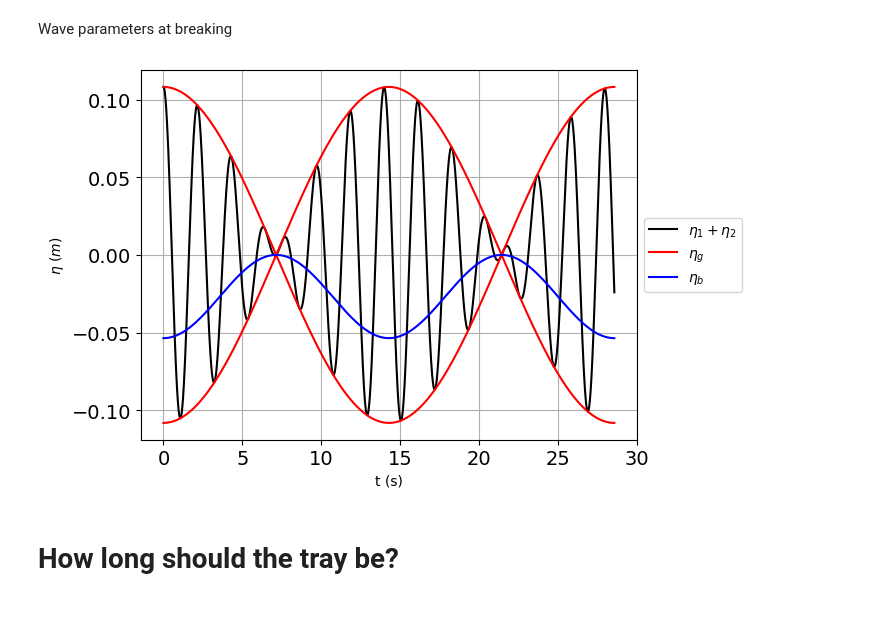
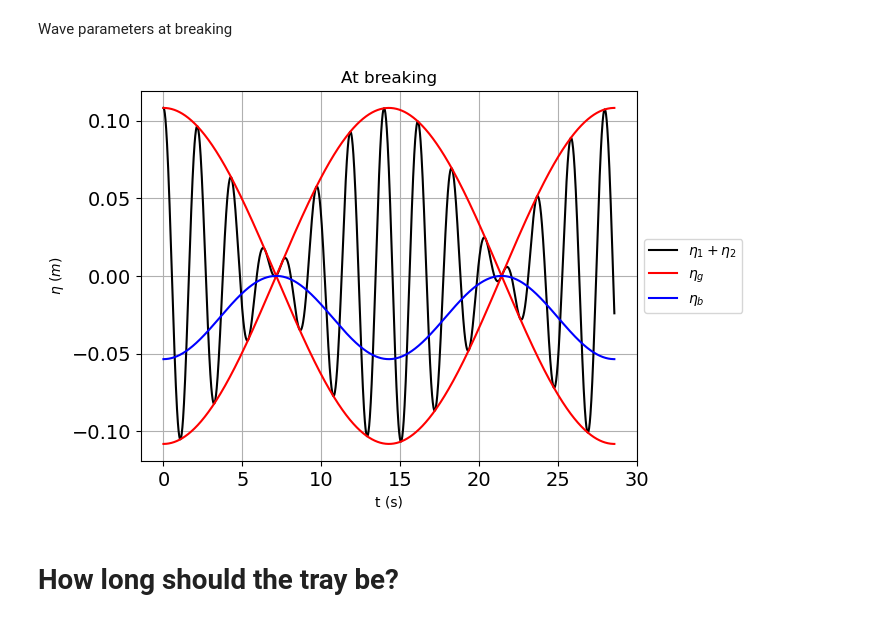
Before and after one commit to chegermiller/sedcolab-stone, a Jupyter notebook: lab-scaling/sediment_tray.ipynb, the cells around one changed output. Drawn from its saved outputs; the diff is of its cells as text; code cells hidden in the pictures.

```diff
--- a/lab-scaling/sediment_tray.ipynb
+++ b/lab-scaling/sediment_tray.ipynb
@@ -262,27 +263,28 @@ a2s = shoalcoef * a2
 # %%
 dt = Tg / 1000
 Nt = int(2 * Tg / dt)
 t = np.linspace(0, 2 * Tg, Nt)
 
 eta1 = a1s * np.cos(omega1 * t)
 eta2 = a2s * np.cos(omega2 * t)
 etag = (a1s + a2s) * np.cos(0.5 * omegag * t)
-ag_t = calc_LH_boundwave(a1s, a2s, f1, f2, hb, t)
+etab, ab = calc_LH_boundwave(a1s, a2s, f1, f2, hb, t)
 
 plt.plot(t, (eta1 + eta2), 'k-', label=r'$\eta_1 + \eta_2$')
 plt.plot(t, etag, 'r-', label=r'$\eta_g$')
 plt.plot(t, -etag, 'r-')
-plt.plot(t, ag_t, 'b', label=r'$\eta_{b}$')
+plt.plot(t, etab, 'b', label=r'$\eta_{b}$')
+plt.title('At breaking')
 plt.axis('tight')
 plt.xlabel('t (s)')
 plt.ylabel(r'$\eta~(m)$')
 plt.legend(loc='center left', bbox_to_anchor=(1, 0.5))
 plt.grid(True)
 plt.xticks(fontsize=ftsz)
 plt.yticks(fontsize=ftsz)
 plt.show()
 # %% [output]
-[figure, old version]
+[figure, new version]
 # %% [markdown]
 # How long should the tray be?
 # %% [markdown]
```
Also changed, not shown: parts of 15 cells of this notebook, 1 other file.
